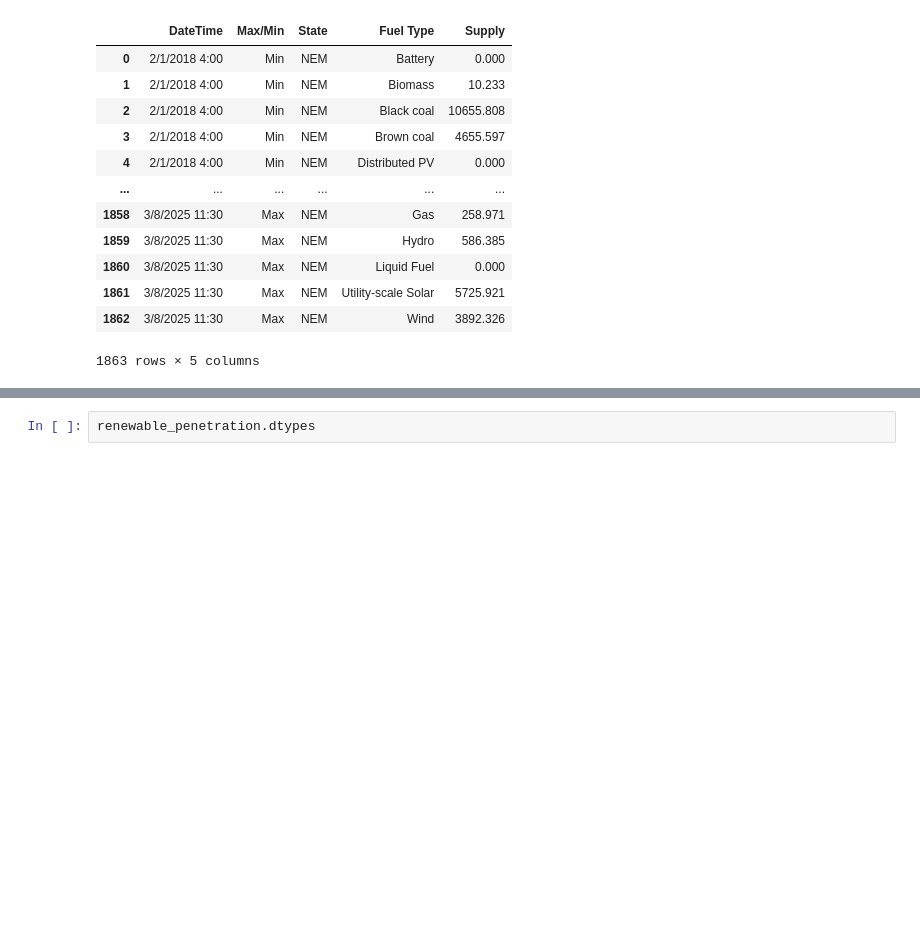
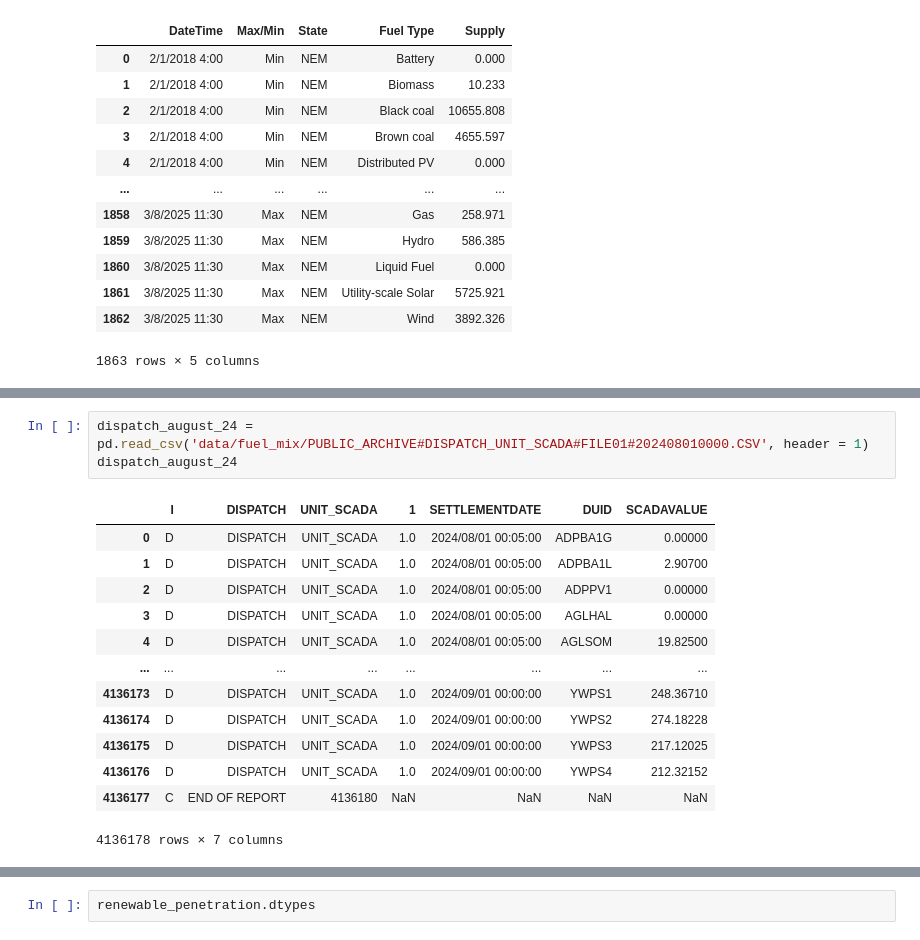
Before and after one commit to aidanlockwood20/IFN695-Codebase, a Jupyter notebook: report.ipynb, the cells around one changed output, grey strips where cells are left out. Drawn from its saved outputs; the diff is of its cells as text; blank space fills up the shorter version.

```diff
--- a/report.ipynb
+++ b/report.ipynb
@@ -30,0 +80,17 @@ renewable_penetration
+# %%
+dispatch_august_24 = pd.read_csv('data/fuel_mix/PUBLIC_ARCHIVE#DISPATCH_UNIT_SCADA#FILE01#202408010000.CSV', header = 1)
+dispatch_august_24
+# %% [output]
+|  | I | DISPATCH | UNIT_SCADA | 1 | SETTLEMENTDATE | DUID | SCADAVALUE |
+| 0 | D | DISPATCH | UNIT_SCADA | 1.0 | 2024/08/01 00:05:00 | ADPBA1G | 0.00000 |
+| 1 | D | DISPATCH | UNIT_SCADA | 1.0 | 2024/08/01 00:05:00 | ADPBA1L | 2.90700 |
+| 2 | D | DISPATCH | UNIT_SCADA | 1.0 | 2024/08/01 00:05:00 | ADPPV1 | 0.00000 |
+| 3 | D | DISPATCH | UNIT_SCADA | 1.0 | 2024/08/01 00:05:00 | AGLHAL | 0.00000 |
+| 4 | D | DISPATCH | UNIT_SCADA | 1.0 | 2024/08/01 00:05:00 | AGLSOM | 19.82500 |
+| ... | ... | ... | ... | ... | ... | ... | ... |
+| 4136173 | D | DISPATCH | UNIT_SCADA | 1.0 | 2024/09/01 00:00:00 | YWPS1 | 248.36710 |
+| 4136174 | D | DISPATCH | UNIT_SCADA | 1.0 | 2024/09/01 00:00:00 | YWPS2 | 274.18228 |
+| 4136175 | D | DISPATCH | UNIT_SCADA | 1.0 | 2024/09/01 00:00:00 | YWPS3 | 217.12025 |
+| 4136176 | D | DISPATCH | UNIT_SCADA | 1.0 | 2024/09/01 00:00:00 | YWPS4 | 212.32152 |
+| 4136177 | C | END OF REPORT | 4136180 | NaN | NaN | NaN | NaN |
+4136178 rows × 7 columns
```
Also changed, not shown: parts of 9 cells of this notebook, 42 other files.
